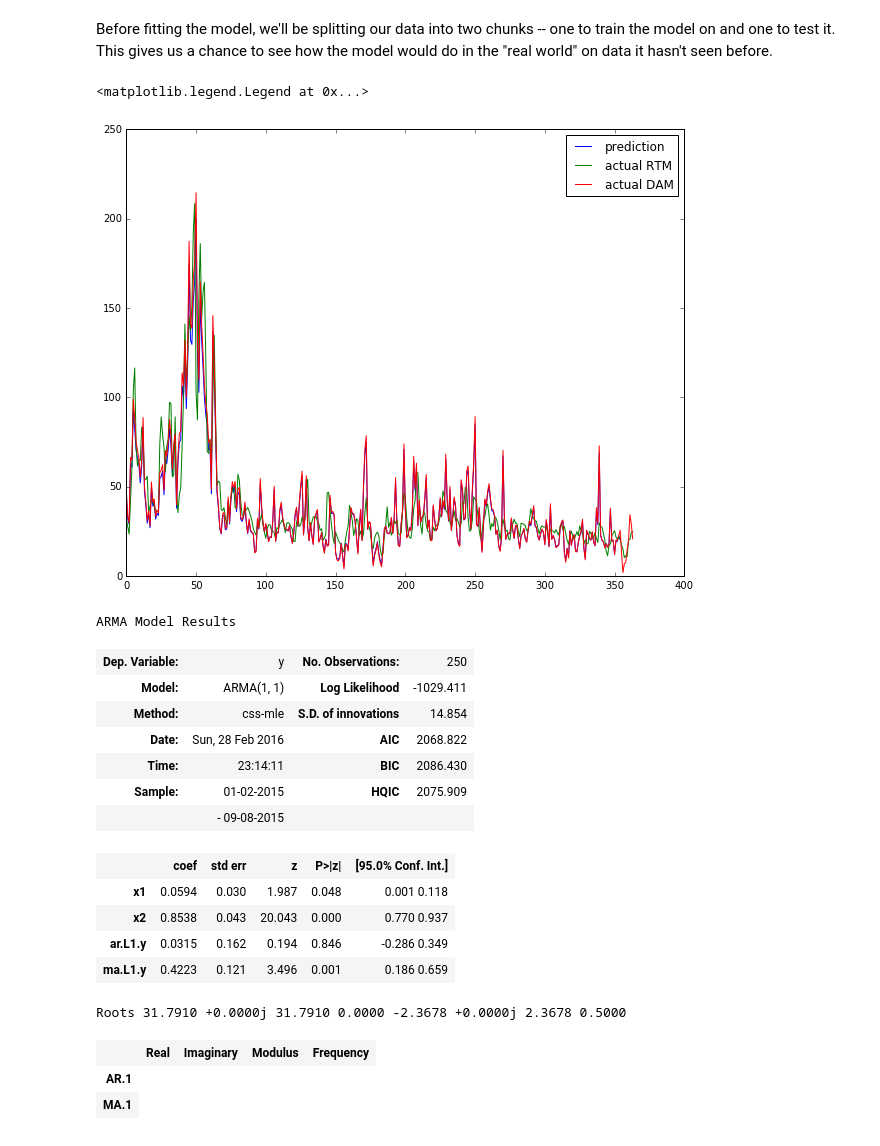
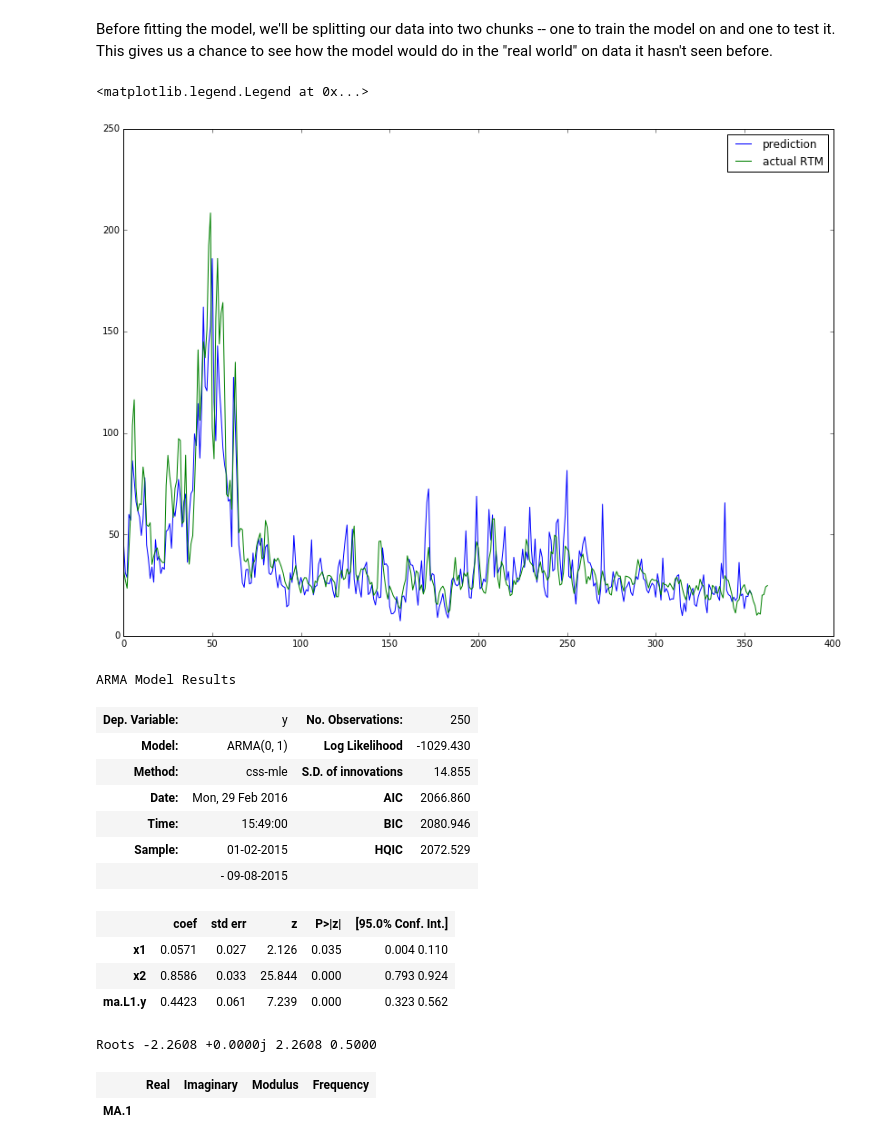
Before and after one commit to adicu/AccessibleML, a Jupyter notebook: 3. Timeseries Regression.ipynb, the cells around one changed output. Cells and saved outputs as stored; diff of their text form; code cells hidden in the pictures.

```diff
--- a/3. Timeseries Regression.ipynb
+++ b/3. Timeseries Regression.ipynb
@@ -351,40 +342,39 @@ Before fitting the model, we'll be splitting our data into two chunks -- one to
 # %%
 exog_data = np.array([daily_df['Actual Max Temp'].values, daily_df['dam_lbmp'].values])
 
 # fit the model on a portion of the data
 k = 250
-m = ARIMA(daily_df['rtm_lbmp'].values[0:k], [1,0,1], exog=np.transpose(exog_data[:,0:k]), dates=daily_df.index.values[0:k])
+m = ARIMA(daily_df['rtm_lbmp'].values[0:k], [0,0,1], exog=np.transpose(exog_data[:,0:k]), dates=daily_df.index.values[0:k])
 results = m.fit(trend='nc', disp=True)
 
 # what does our model predict?
 predicted_prices = results.predict(10, 364, exog=np.transpose(exog_data), dynamic=True)
+
 # let's see it graphically
-plt.figure(figsize=(10, 8))
+plt.figure(figsize=(14, 10))
 plt.plot(predicted_prices, label='prediction')
 plt.plot(daily_df['rtm_lbmp'].values, label='actual RTM')
-plt.plot(daily_df['dam_lbmp'].values, label='actual DAM')
+#plt.plot(daily_df['dam_lbmp'].values, label='actual DAM')
 
 plt.legend()
 # %% [output]
 <matplotlib.legend.Legend at 0x...>
-[figure, old version]
+[figure, new version]
 # %%
 results.summary()
 # %% [output]
 ARMA Model Results
 | Dep. Variable: | y | No. Observations: | 250 |
-| Model: | ARMA(1, 1) | Log Likelihood | -1029.411 |
-| Method: | css-mle | S.D. of innovations | 14.854 |
-| Date: | Sun, 28 Feb 2016 | AIC | 2068.822 |
-| Time: | 23:14:11 | BIC | 2086.430 |
-| Sample: | 01-02-2015 | HQIC | 2075.909 |
+| Model: | ARMA(0, 1) | Log Likelihood | -1029.430 |
+| Method: | css-mle | S.D. of innovations | 14.855 |
+| Date: | Mon, 29 Feb 2016 | AIC | 2066.860 |
+| Time: | 15:49:00 | BIC | 2080.946 |
+| Sample: | 01-02-2015 | HQIC | 2072.529 |
 |  | - 09-08-2015 |  |  |
 |  | coef | std err | z | P>|z| | [95.0% Conf. Int.] |
-| x1 | 0.0594 | 0.030 | 1.987 | 0.048 | 0.001 0.118 |
-| x2 | 0.8538 | 0.043 | 20.043 | 0.000 | 0.770 0.937 |
-| ar.L1.y | 0.0315 | 0.162 | 0.194 | 0.846 | -0.286 0.349 |
-| ma.L1.y | 0.4223 | 0.121 | 3.496 | 0.001 | 0.186 0.659 |
+| x1 | 0.0571 | 0.027 | 2.126 | 0.035 | 0.004 0.110 |
+| x2 | 0.8586 | 0.033 | 25.844 | 0.000 | 0.793 0.924 |
+| ma.L1.y | 0.4423 | 0.061 | 7.239 | 0.000 | 0.323 0.562 |
-Roots 31.7910 +0.0000j 31.7910 0.0000 -2.3678 +0.0000j 2.3678 0.5000
+Roots -2.2608 +0.0000j 2.2608 0.5000
 |  | Real | Imaginary | Modulus | Frequency |
-| AR.1 |
 | MA.1 |
```
Also changed, not shown: parts of 18 cells of this notebook.
